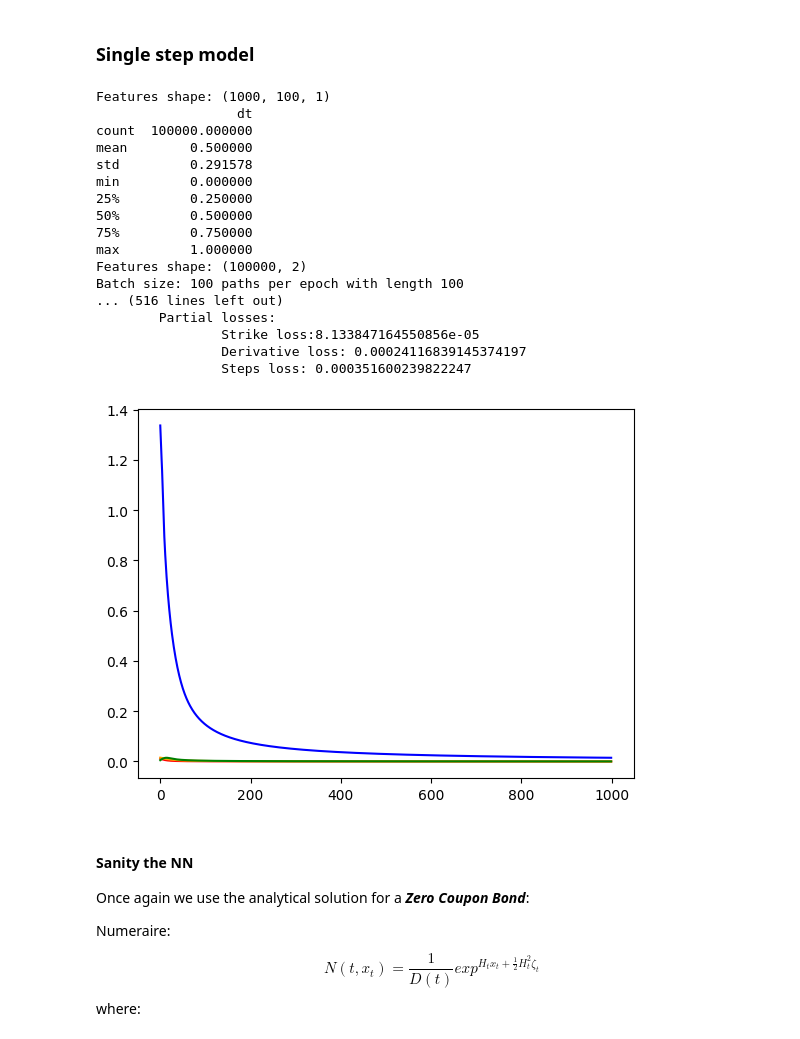
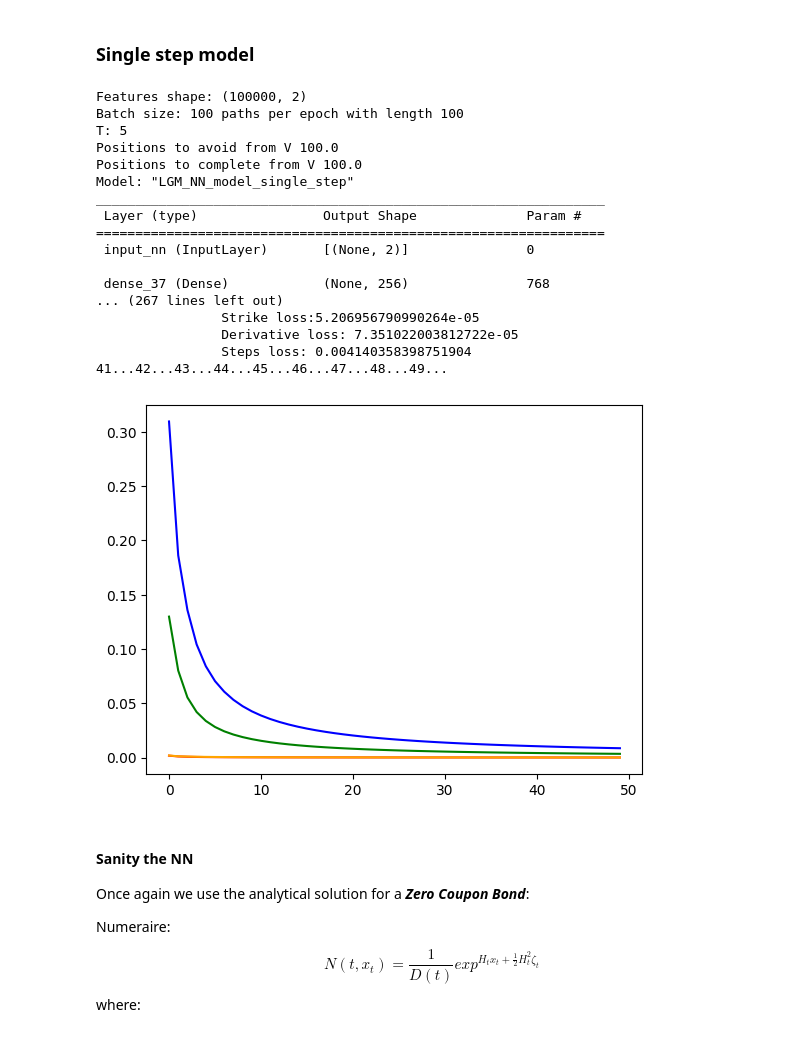
Before and after one commit to borjaf696/LGM_BFSDE, a Jupyter notebook: notebooks/simulation.ipynb, the cells around one changed output. Saved outputs shown, nothing was run; the diff lists cells and outputs as text; code cells hidden in the pictures.

Commit message:
Single step model v1.0

```diff
--- a/notebooks/simulation.ipynb
+++ b/notebooks/simulation.ipynb
@@ -31,7 +31,7 @@ from utils.simulator.simulator import MCSimulation
 # %%
 # Strike value
 Vt = 2
-T = 1
+T = 5
 # Set of parameters
 T, N_steps, X0, sigma = (T, 100, 0, 0.01)
 mcsimulator = MCSimulation(T, N_steps, X0, sigma)
@@ -794,23 +283,7 @@ df_x.sort_values(
 # %%
 import time
 import sys
-epochs = 1000
-# Y
-y = None
-mc_paths_tranformed = df_x['xt'].values
-mc_paths_tranformed = mc_paths_tranformed.astype(np.float64)
-# Model input
-x = tf.reshape(mc_paths_tranformed, (nsims, N_steps, 1))
-print(f'Features shape: {x.shape}')
-# Preprocess the data
-pipe = MLUtils.get_pipeline(
-    transformations = ['normalization']
-)
-pipe.fit(
-    df_x
-)
-df_x_preprocessed = pipe.transform(df_x)
-print(f'{df_x[["xt", "dt"]].describe()}')
+epochs = 50
 mc_paths_tranformed = df_x[['xt', 'dt']].values
 # Data used as features
 x = mc_paths_tranformed.astype(np.float64)
@@ -823,7 +296,7 @@ batches = int(np.floor(nsims * N_steps / batch_size))
 print(f'Batch size: {size_of_the_batch} paths per epoch with length {N_steps}')
 # Custom model
 lgm_single_step = LGM_model_one_step(N_steps,
-                                     5,
+                                     T,
                                      verbose = False,
                                      sigma = sigma,
                                      batch_size = size_of_the_batch)
@@ -840,6 +313,7 @@ losses_split = {
 # Custom iteration:
 start_time = time.time()
 for epoch in range(epochs):
+    print(f'{epoch}...', end = '')
     dimension = (1, batches)
     total_tmp, strike_tmp, derivative_tmp, steps_tmp = (
         np.zeros(dimension),
@@ -864,49 +338,49 @@ for epoch in range(epochs):
     losses_split['total'].append(
         el
     )
     losses_split['strike_loss'].append(
         sl
     )
     losses_split['strike_derivative_loss'].append(
         sdl
     )
     losses_split['steps_error'].append(
         se
     )
 # Visualize errors
 plt.figure()
 sns.lineplot(x = [i for i in range(epochs)],
              y = losses_split['total'],
              color = 'blue')
 sns.lineplot(x = [i for i in range(epochs)],
              y = losses_split['strike_loss'],
              color = 'red')
 sns.lineplot(x = [i for i in range(epochs)],
              y = losses_split['strike_derivative_loss'],
              color = 'orange')
 sns.lineplot(x = [i for i in range(epochs)],
              y = losses_split['steps_error'],
              color = 'green')
 plt.show()
 # %% [output]
-Features shape: (1000, 100, 1)
-                  dt
-count  100000.000000
-mean        0.500000
-std         0.291578
-min         0.000000
-25%         0.250000
-50%         0.500000
-75%         0.750000
-max         1.000000
 Features shape: (100000, 2)
 Batch size: 100 paths per epoch with length 100
-... (516 lines left out)
-        Partial losses:
-                Strike loss:8.133847164550856e-05
-                Derivative loss: 0.00024116839145374197
-                Steps loss: 0.000351600239822247
+T: 5
+Positions to avoid from V 100.0
+Positions to complete from V 100.0
+Model: "LGM_NN_model_single_step"
+_________________________________________________________________
+ Layer (type)                Output Shape              Param #
+=================================================================
+ input_nn (InputLayer)       [(None, 2)]               0
+
+ dense_37 (Dense)            (None, 256)               768
+... (267 lines left out)
+                Strike loss:5.206956790990264e-05
+                Derivative loss: 7.351022003812722e-05
+                Steps loss: 0.004140358398751904
+41...42...43...44...45...46...47...48...49...
-[figure, old version]
+[figure, new version]
 # %% [markdown]
 #### Sanity the NN
 
```
Also changed, not shown: parts of 14 cells of this notebook, 13 other files.
